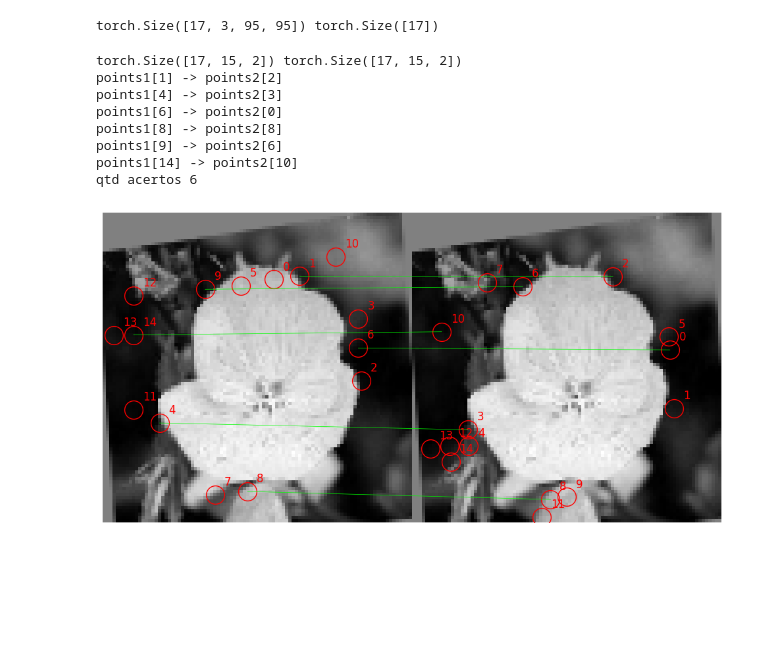
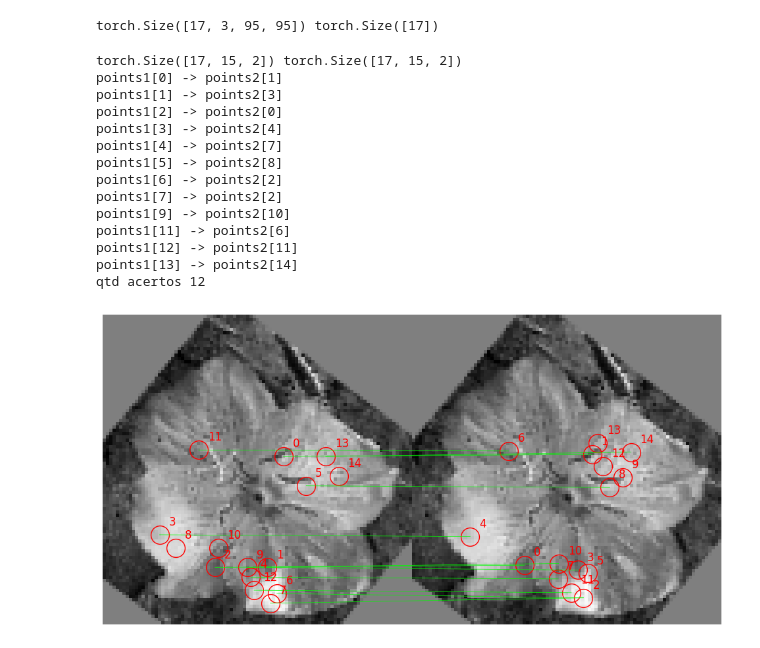
Before and after one commit to binarycode11/singular-points, a Jupyter notebook: singular_points.ipynb, the cells around one changed output. Saved outputs shown, nothing was run; the diff lists cells and outputs as text; code cells hidden in the pictures; blank space fills up the shorter version.

```diff
--- a/singular_points.ipynb
+++ b/singular_points.ipynb
@@ -609,23 +612,29 @@ with torch.no_grad():
 # %% [output]
 torch.Size([17, 3, 95, 95]) torch.Size([17])
 # %%
-INDEX =0
+INDEX =10
 lista_correspondencias = find_matching_in_batch(batch_points_t2.cpu(),batch_points_t.cpu(),threshold=4)
 print(batch_points_t2.shape,batch_points_t.shape)
 for (idx1,idx2) in lista_correspondencias[INDEX]:
     print(f"points1[{idx1}] -> points2[{idx2}]")
 print(f"qtd acertos {len(lista_correspondencias[INDEX])}")
 plot_matches_keypoints(batch_t[INDEX,0], batch_points_t2[INDEX].cpu(), batch_t[INDEX,0], batch_points_t[INDEX].cpu(),lista_correspondencias[INDEX])
 # %% [output]
 torch.Size([17, 15, 2]) torch.Size([17, 15, 2])
-points1[1] -> points2[2]
-points1[4] -> points2[3]
-points1[6] -> points2[0]
-points1[8] -> points2[8]
-points1[9] -> points2[6]
-points1[14] -> points2[10]
-qtd acertos 6
+points1[0] -> points2[1]
+points1[1] -> points2[3]
+points1[2] -> points2[0]
+points1[3] -> points2[4]
+points1[4] -> points2[7]
+points1[5] -> points2[8]
+points1[6] -> points2[2]
+points1[7] -> points2[2]
+points1[9] -> points2[10]
+points1[11] -> points2[6]
+points1[12] -> points2[11]
+points1[13] -> points2[14]
+qtd acertos 12
-[figure, old version]
+[figure, new version]
 # %%
 print(lista_correspondencias)
 def loss_point(lista_correspondencias,n_pontos=20):
```
Also changed, not shown: parts of 2 cells of this notebook.
